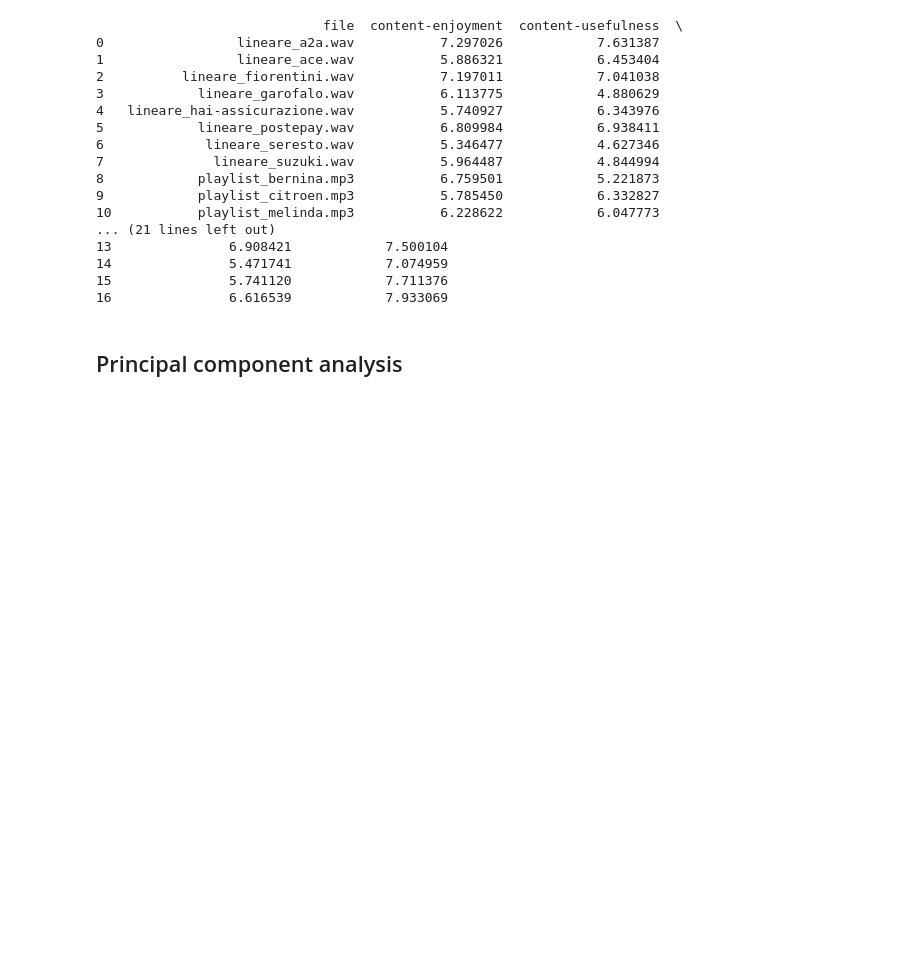
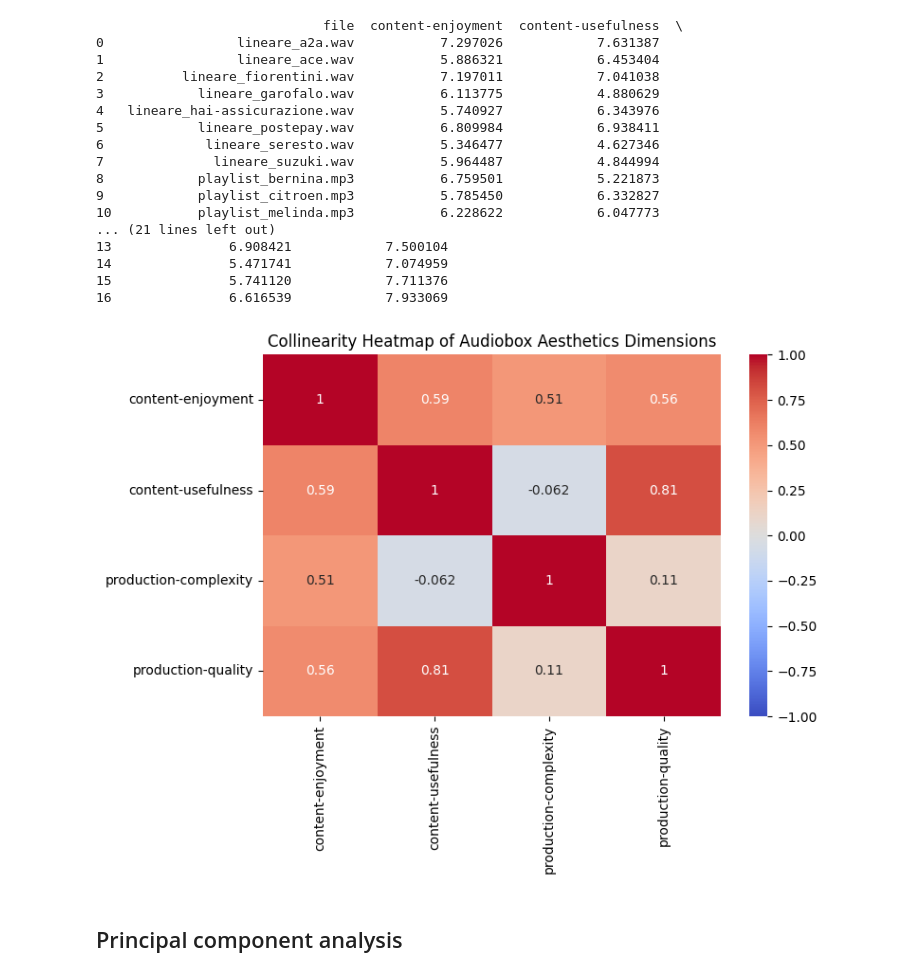
Before and after one commit to mmarcantoinee/audio-aesthetics, a Jupyter notebook: script.ipynb, the cells around one changed output. Drawn from its saved outputs; the diff is of its cells as text; code cells hidden in the pictures; blank space fills up the shorter version.

Commit message:
collinearity heatmap

```diff
--- a/script.ipynb
+++ b/script.ipynb
@@ -85,6 +85,26 @@ if __name__ == "__main__":
 14               5.471741            7.074959
 15               5.741120            7.711376
 16               6.616539            7.933069
+# %%
+import seaborn as sns
+import matplotlib.pyplot as plt
+
+# Compute the correlation matrix
+corr_matrix = df_scores[[
+    "content-enjoyment",
+    "content-usefulness",
+    "production-complexity",
+    "production-quality"
+]].corr()
+
+# Plot the heatmap
+plt.figure(figsize=(8, 6))
+sns.heatmap(corr_matrix, annot=True, cmap="coolwarm", vmin=-1, vmax=1)
+plt.title("Collinearity Heatmap of Audiobox Aesthetics Dimensions")
+plt.tight_layout()
+plt.show()
+# %% [output]
+[figure, added]
 # %% [markdown]
 ## Principal component analysis
 # %%
```
